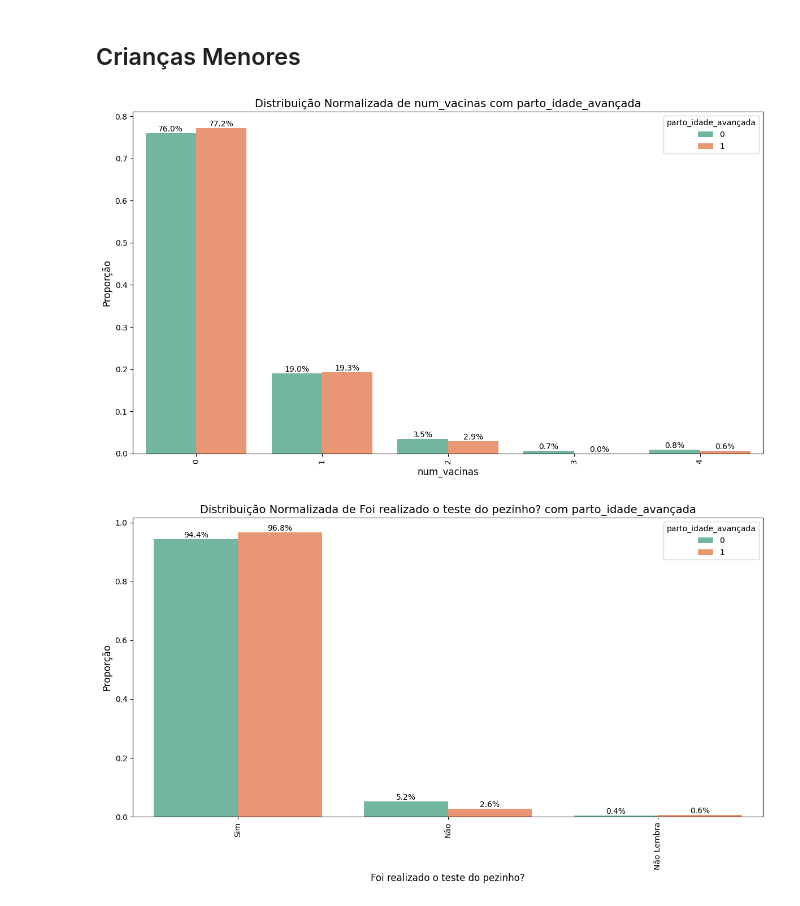
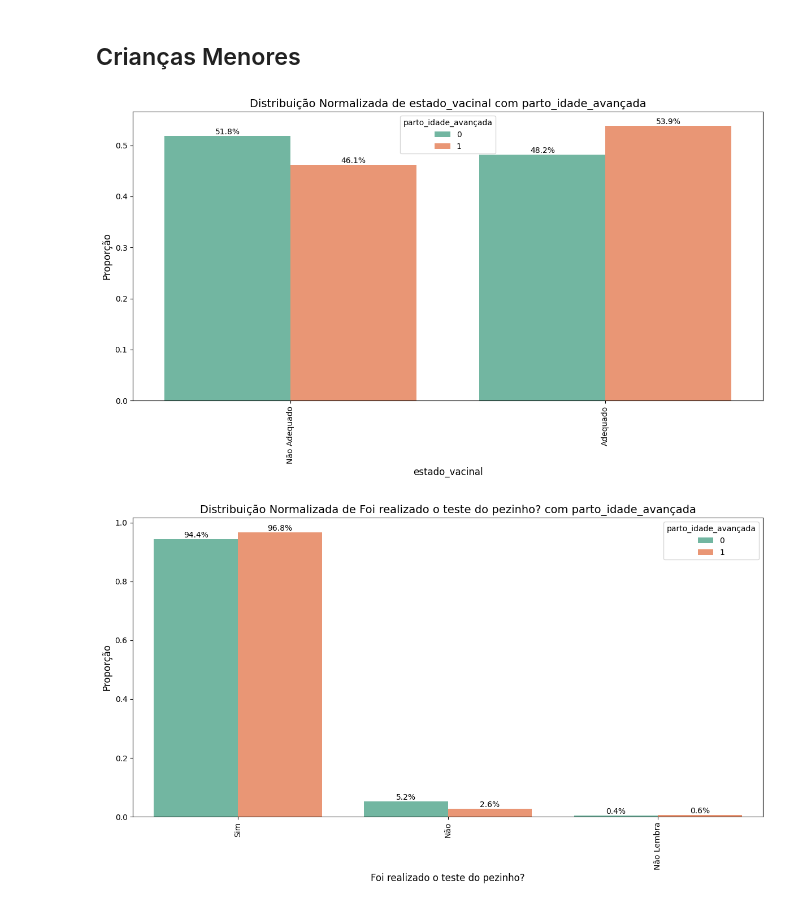
Before and after one commit to LeandroCoelhos/Notebook_PNS, a Jupyter notebook: 05_testes_estatisticos.ipynb, the cells around one changed output. Drawn from its saved outputs; the diff is of its cells as text; code cells hidden in the pictures.

```diff
--- a/05_testes_estatisticos.ipynb
+++ b/05_testes_estatisticos.ipynb
@@ -980,10 +1215,12 @@ modulo_L = [
     "L018",  # Desde que ___________nasceu, tomou ou comeu outro alimento que não leite materno?
     "L019",  # Alguma vez ___________ recebeu Sulfato Ferroso?
 ]
+# %%
+df_menor['estado_vacinal'] = df_menor['estado_vacinal'].map({True:'Adequado', False:'Não Adequado'})
 # %%
-plot_with_hue_normalized(df_menor, 'num_vacinas', 'parto_idade_avançada')
+plot_with_hue_normalized(df_menor, 'estado_vacinal', 'parto_idade_avançada')
 # %% [output]
-[figure, old version]
+[figure, new version]
 # %%
 df_menor['Foi realizado o teste do pezinho?'] = df_menor['L021'].map({1.0: 'Sim', 2.0: 'Não', 3.0: 'Não Lembra'})
 plot_with_hue_normalized(df_menor, 'Foi realizado o teste do pezinho?', 'parto_idade_avançada')
```
Also changed, not shown: parts of 29 cells of this notebook, 2 other files.
